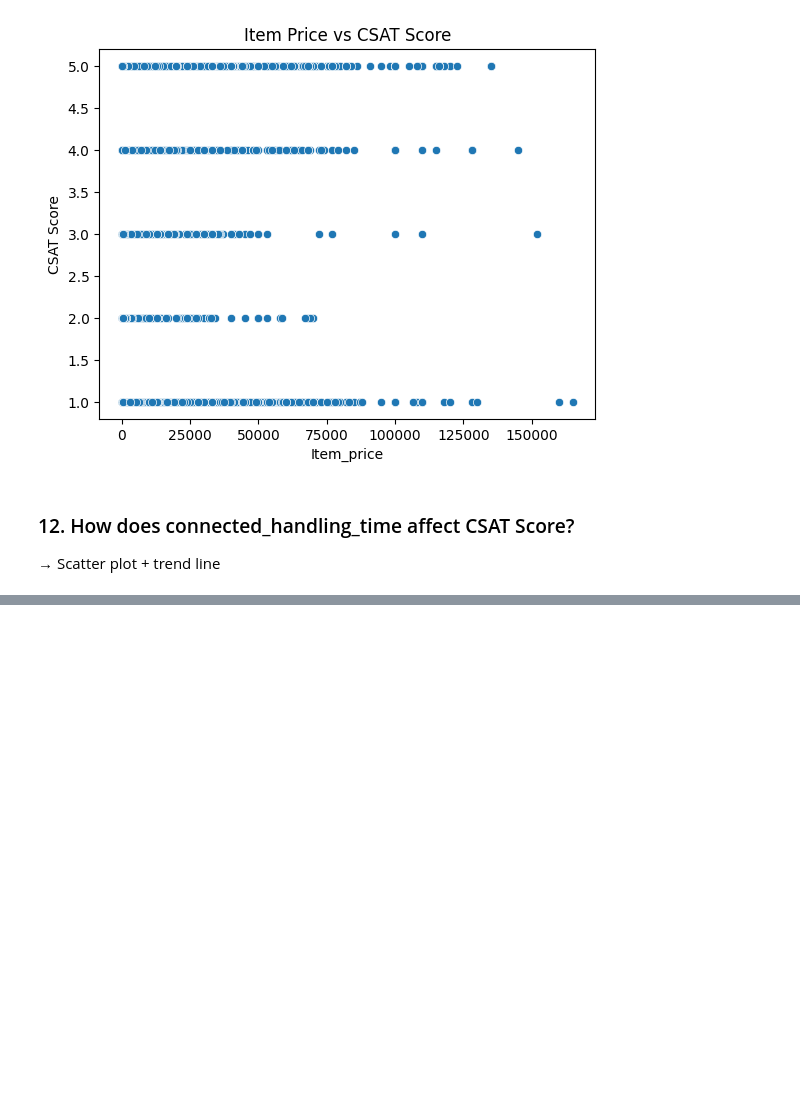
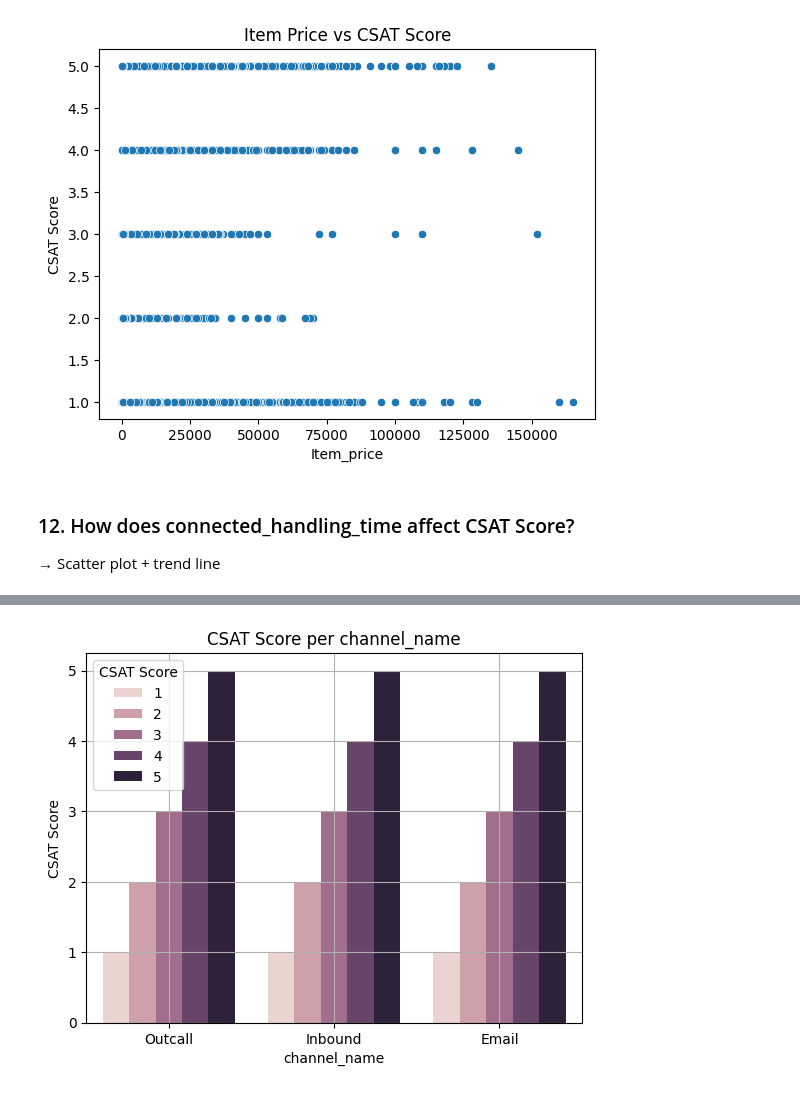
Before and after one commit to akashgardas/Data-Analysis, a Jupyter notebook: day10/seaborn/CustomerDataSet.ipynb, the cells around one changed output, grey strips where cells are left out. Saved outputs shown, nothing was run; the diff lists cells and outputs as text; code cells hidden in the pictures; blank space fills up the shorter version.

```diff
--- a/day10/seaborn/CustomerDataSet.ipynb
+++ b/day10/seaborn/CustomerDataSet.ipynb
@@ -369,0 +389,4 @@ line
+# %%
+# numerical + categorical columns
+nc_df = df[['Item_price', 'connected_handling_time', 'CSAT Score', 'channel_name', 'category', 'Sub-category', 'Agent Shift', 'Tenure Bucket']]
+nc_df.head()
@@ -369,0 +442,7 @@ line
+# %%
+sns.barplot(data=nc_df, x='channel_name', y='CSAT Score', hue='CSAT Score')
+plt.title('CSAT Score per channel_name')
+plt.grid(True)
+plt.show()
+# %% [output]
+[figure, added]
```
Also changed, not shown: parts of 47 cells of this notebook.
